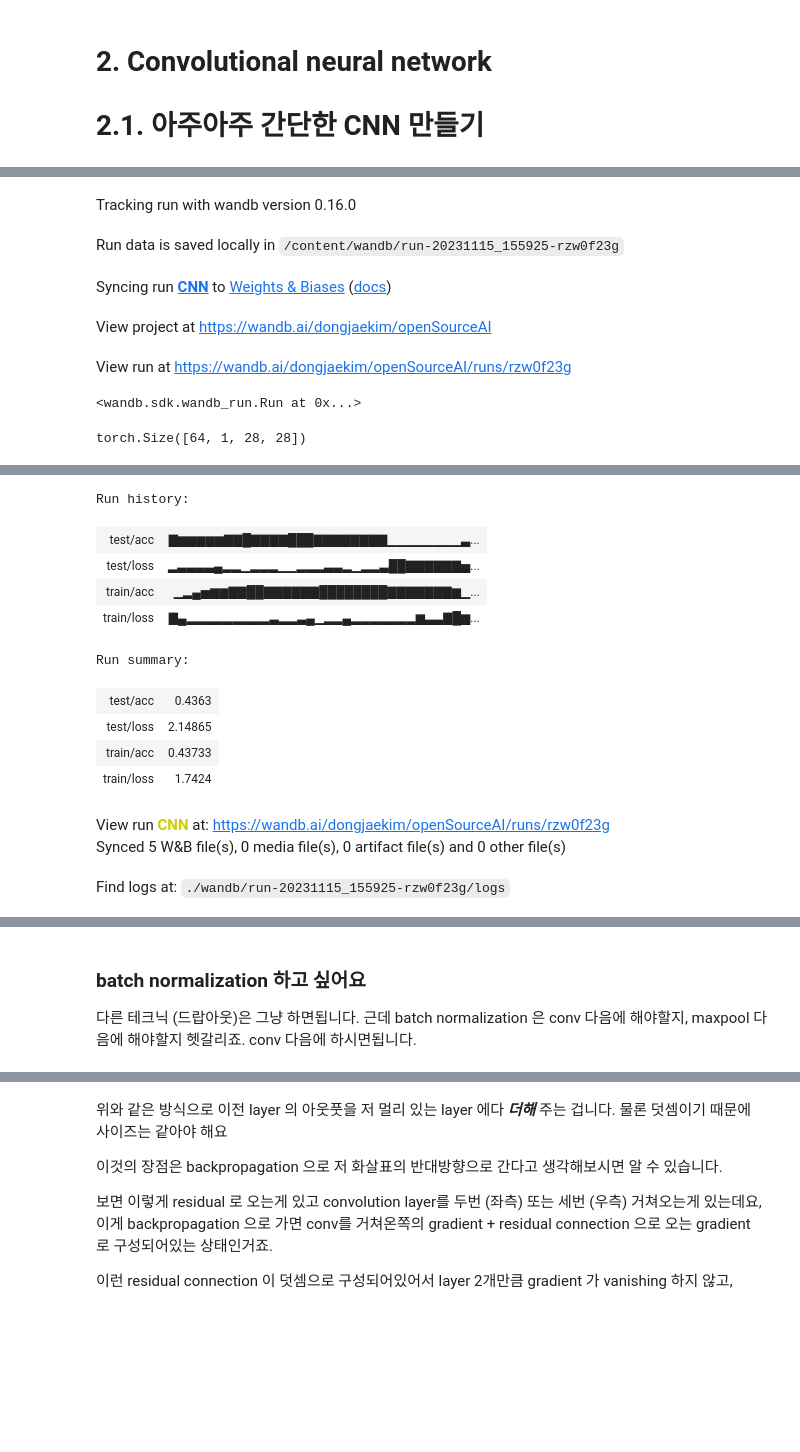
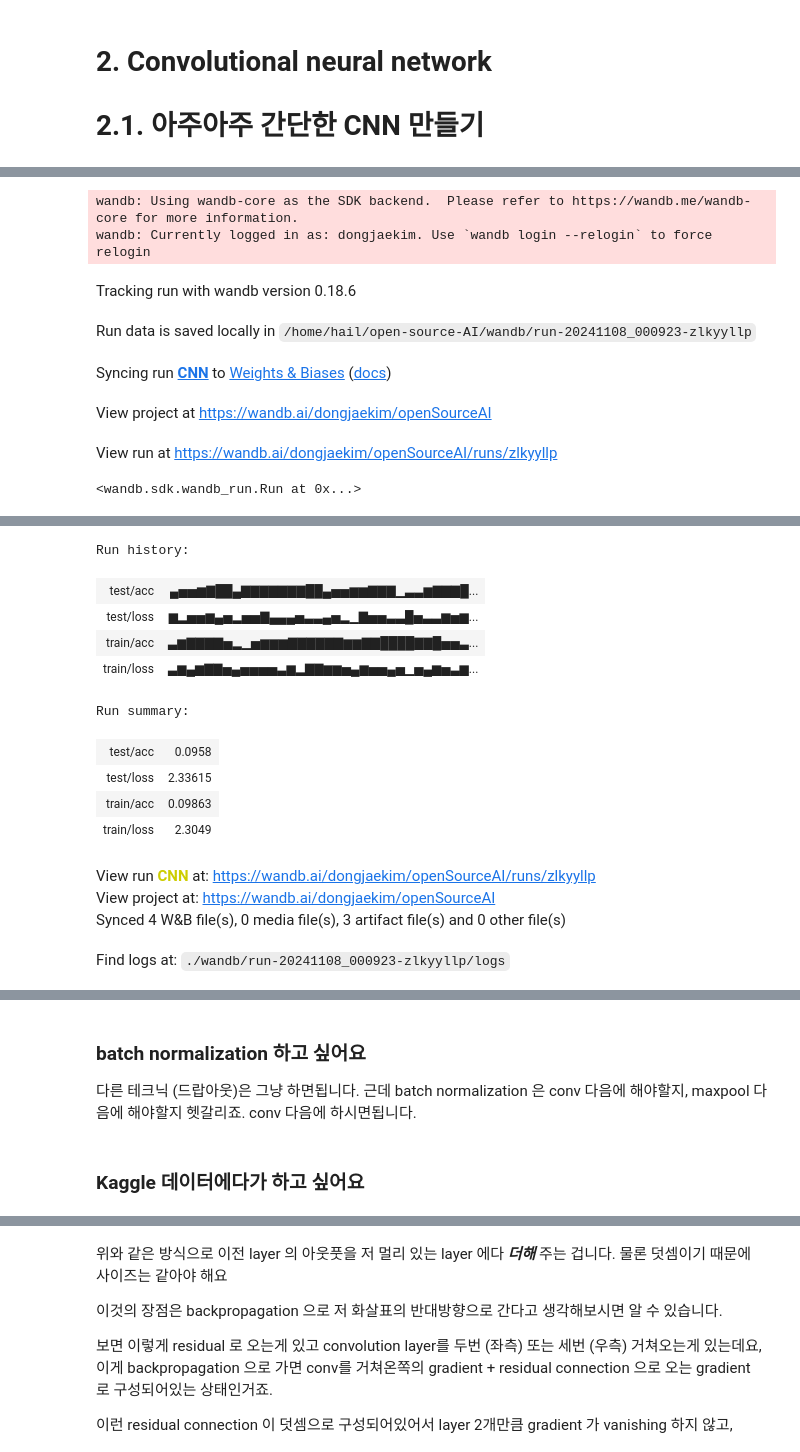
Before and after one commit to dongjaekim-hail/open-source-AI, a Jupyter notebook: 2_convolutional_neural_network_(pytorch).ipynb, the cells around one changed output, grey strips where cells are left out. Drawn from its saved outputs; the diff is of its cells as text; code cells hidden in the pictures; blank space fills up the shorter version.

```diff
--- a/2_convolutional_neural_network_(pytorch).ipynb
+++ b/2_convolutional_neural_network_(pytorch).ipynb
@@ -178,22 +211,20 @@ import torch.optim as optim
 
 # Define the loss function and optimizer
 criterion = nn.CrossEntropyLoss()
-optimizer = optim.Adam(model.parameters(), lr=0.01)
+optimizer = optim.Adam(model.parameters(), lr=0.001)
 # %%
-wandb.init(project='openSourceAI', name='CNN', entity='dongjaekim')
+wandb.init(project='osai', name='CNN', entity='dongjaekim')
 # %% [output]
+wandb: Using wandb-core as the SDK backend.  Please refer to https://wandb.me/wandb-core for more information.
+wandb: Currently logged in as: dongjaekim. Use `wandb login --relogin` to force relogin
-Tracking run with wandb version 0.16.0
+Tracking run with wandb version 0.18.6
-Run data is saved locally in /content/wandb/run-20231115_155925-rzw0f23g
+Run data is saved locally in /home/hail/open-source-AI/wandb/run-20241108_000923-zlkyyllp
 Syncing run CNN to Weights & Biases (docs)
 View project at https://wandb.ai/dongjaekim/openSourceAI
-View run at https://wandb.ai/dongjaekim/openSourceAI/runs/rzw0f23g
+View run at https://wandb.ai/dongjaekim/openSourceAI/runs/zlkyyllp
-<wandb.sdk.wandb_run.Run at 0x...>
+<wandb.sdk.wandb_run.Run at 0x...>
-# %%
-inputs.shape
-# %% [output]
-torch.Size([64, 1, 28, 28])
 # %%
-num_epochs = 5  # You can adjust this
+num_epochs = 50  # You can adjust this
 
 for epoch in range(num_epochs):
   model.train()
@@ -286,14 +317,15 @@ Test Epoch 5, Batch 100, Loss: 4.0680249357223515
 Finished Training
 Run history:
-| test/acc | ▇▆▆▆▆▆▇▇█▇▇▇▇███▇▇▇▇▇▇▇▇▁▁▁▁▁▁▁▁▃... |
-| test/loss | ▂▃▃▃▃▄▂▂▁▂▂▂▁▁▂▂▂▃▃▂▁▂▂▃██▇▇▇▇▇▇▅... |
-| train/acc | ▁▂▄▅▆▆▇▇██▇▇▇▇▇▇████████▇▇▇▇▇▇▇▆▁... |
-| train/loss | ▇▄▂▂▂▂▂▂▂▂▂▃▂▂▃▄▁▂▂▄▂▂▂▂▂▂▂▆▃▃▇█▆... |
+| test/acc | ▄▅▅▆▇██▄▇▇▇▇▇▇▇██▄▅▅▆▆▇▇▇▁▃▃▆▇▇▇█... |
+| test/loss | ▆▂▅▅▆▄▅▂▅▅▇▄▄▄▅▃▃▄▅▂▁▇▅▅▃▃█▅▃▃▆▅▆... |
+| train/acc | ▃▆▇▇▇▇▅▂▁▅▆▆▆▇▇▇▇▇▇▆▆▇▇████▇▇█▅▅▃... |
+| train/loss | ▃▆▄▆▇▇▅▄▅▅▅▅▃▆▂▇▇▆▆▅▄▆▅▅▄▅▁▅▄▆▅▃▆... |
 Run summary:
-| test/acc | 0.4363 |
-| test/loss | 2.14865 |
-| train/acc | 0.43733 |
-| train/loss | 1.7424 |
+| test/acc | 0.0958 |
+| test/loss | 2.33615 |
+| train/acc | 0.09863 |
+| train/loss | 2.3049 |
-View run CNN at: https://wandb.ai/dongjaekim/openSourceAI/runs/rzw0f23g
-Synced 5 W&B file(s), 0 media file(s), 0 artifact file(s) and 0 other file(s)
+View run CNN at: https://wandb.ai/dongjaekim/openSourceAI/runs/zlkyyllp
+View project at: https://wandb.ai/dongjaekim/openSourceAI
+Synced 4 W&B file(s), 0 media file(s), 3 artifact file(s) and 0 other file(s)
-Find logs at: ./wandb/run-20231115_155925-rzw0f23g/logs
+Find logs at: ./wandb/run-20241108_000923-zlkyyllp/logs
@@ -302,3 +333,5 @@ WARNING:urllib3.connectionpool:Retrying (Retry(total=2, connect=None, read=None,
 ### batch normalization 하고 싶어요
 
 다른 테크닉 (드랍아웃)은 그냥 하면됩니다. 근데 batch normalization 은 conv 다음에 해야할지, maxpool 다음에 해야할지 헷갈리죠. conv 다음에 하시면됩니다.
+# %% [markdown]
+### Kaggle 데이터에다가 하고 싶어요
```
Also changed, not shown: parts of 26 cells of this notebook.
